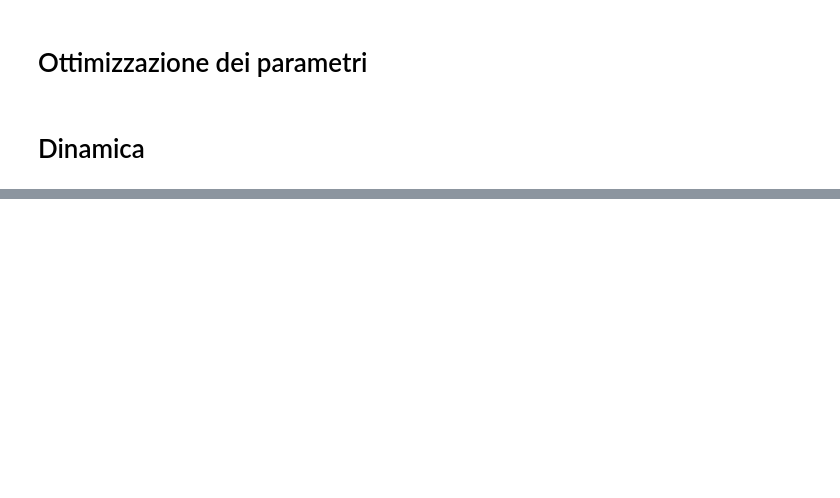
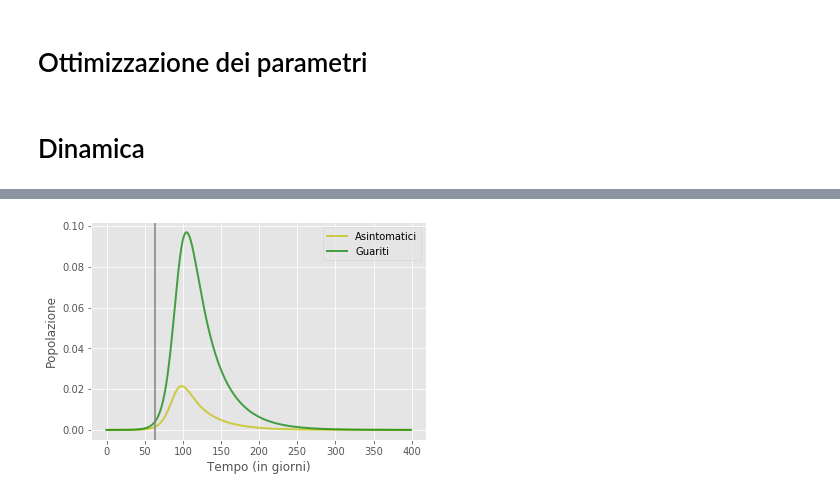
Before and after one commit to LorenzoMauri/ODE-and-GA-algorithms-covid19-applications, a Jupyter notebook: Editing.ipynb, the cells around one changed output, grey strips where cells are left out. Saved outputs shown, nothing was run; the diff lists cells and outputs as text; code cells hidden in the pictures; blank space fills up the shorter version.

```diff
--- a/Editing.ipynb
+++ b/Editing.ipynb
@@ -141,0 +139,4 @@ plt.show()
+# %%
+grafico_multi(['Asintomatici','Guariti'])
+# %% [output]
+[figure, added]
```
Also changed, not shown: parts of 9 cells of this notebook.
